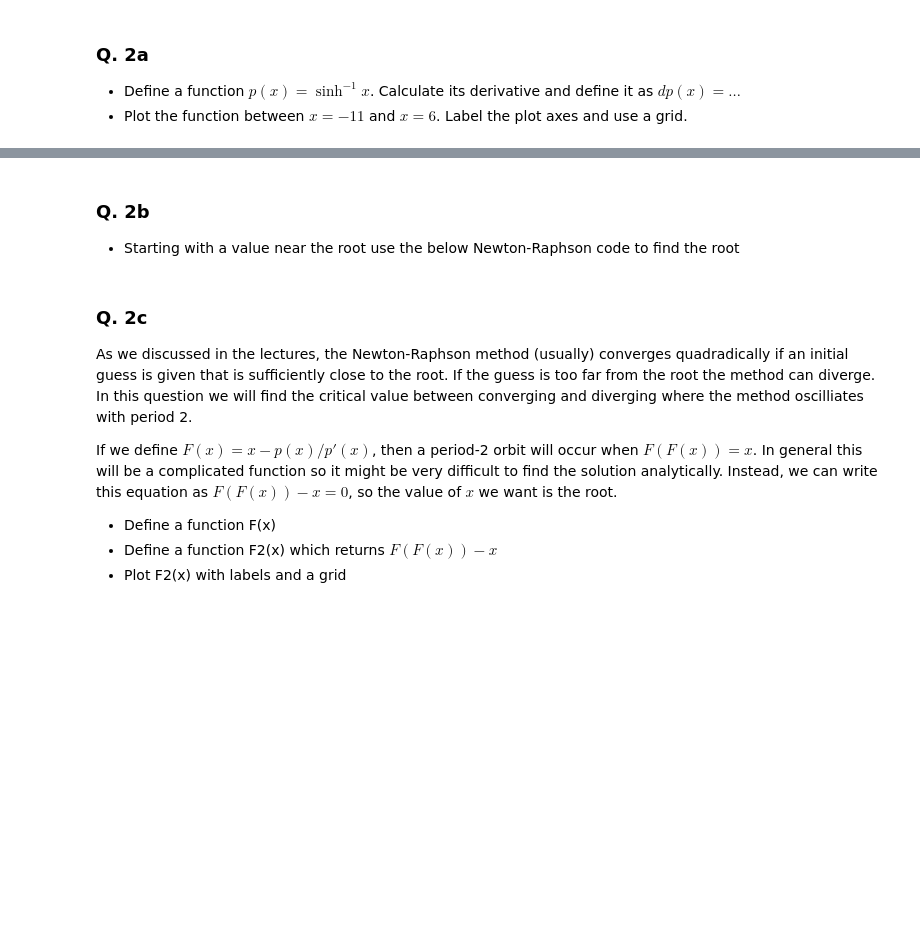
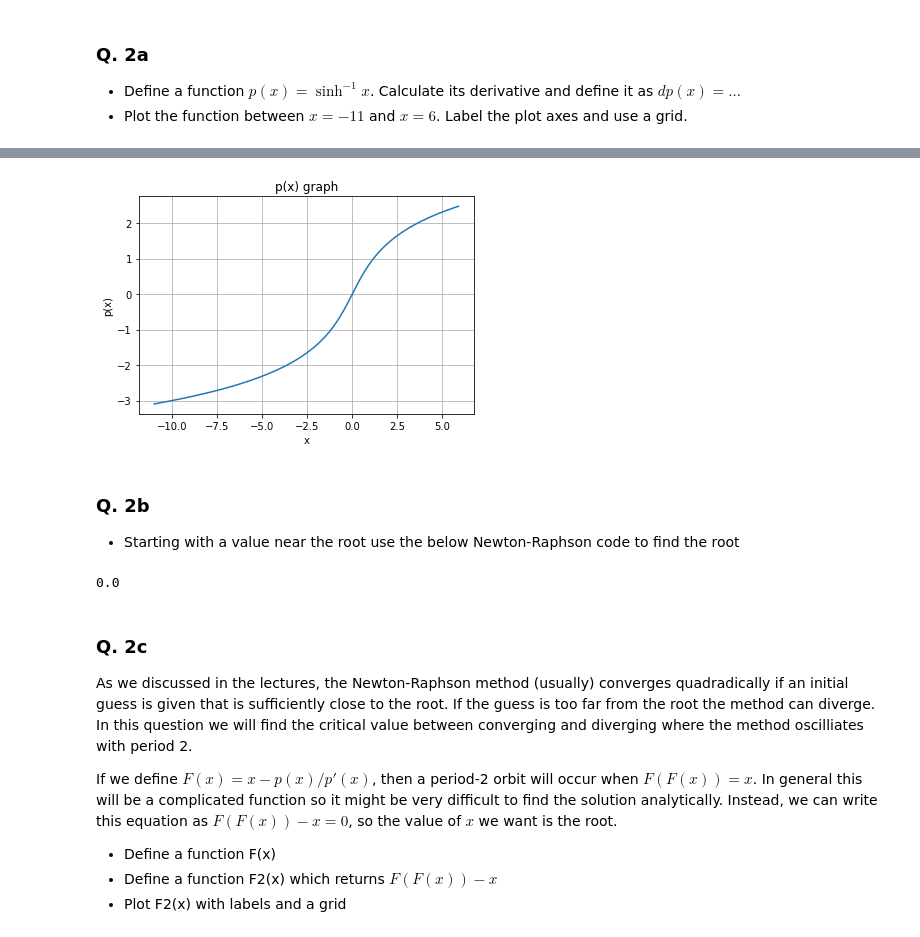
Before and after one commit to ryanjacobkelly/ryan, a Jupyter notebook: Assignment-2.ipynb, the cells around one changed output, grey strips where cells are left out. Cells and saved outputs as stored; diff of their text form; code cells hidden in the pictures; blank space fills up the shorter version.

```diff
--- a/Assignment-2.ipynb
+++ b/Assignment-2.ipynb
@@ -124,3 +147,13 @@ cannot use bisection method as sign(f(a)) = (f(b)))
+# %%
+x = np.arange(-11,6, 0.1)
+y = p(x)
+plt.plot(x, y)
+plt.xlabel("x")
+plt.ylabel("p(x)")
+plt.title("p(x) graph")
+plt.grid(True)
+# %% [output]
+[figure, added]
 # %% [markdown]
 ### Q. 2b
  - Starting with a value near the root use the below Newton-Raphson code to find the root
@@ -135,6 +168,10 @@ def FindRootNewtonRaphson(f, df, x0, tol, printSteps=False):
         if(printSteps):
             print("x_%d = %.14lf" % (count, x0))
     return x0
+# %%
+FindRootNewtonRaphson(p, dp, -1, 10**-12, printSteps = False)
+# %% [output]
+0.0
 # %% [markdown]
 ### Q. 2c
 As we discussed in the lectures, the Newton-Raphson method (usually) converges quadradically if an initial guess is given that is sufficiently close to the root. If the guess is too far from the root the method can diverge. In this question we will find the critical value between converging and diverging where the method oscilliates with period 2.
```
Also changed, not shown: parts of 10 cells of this notebook.
